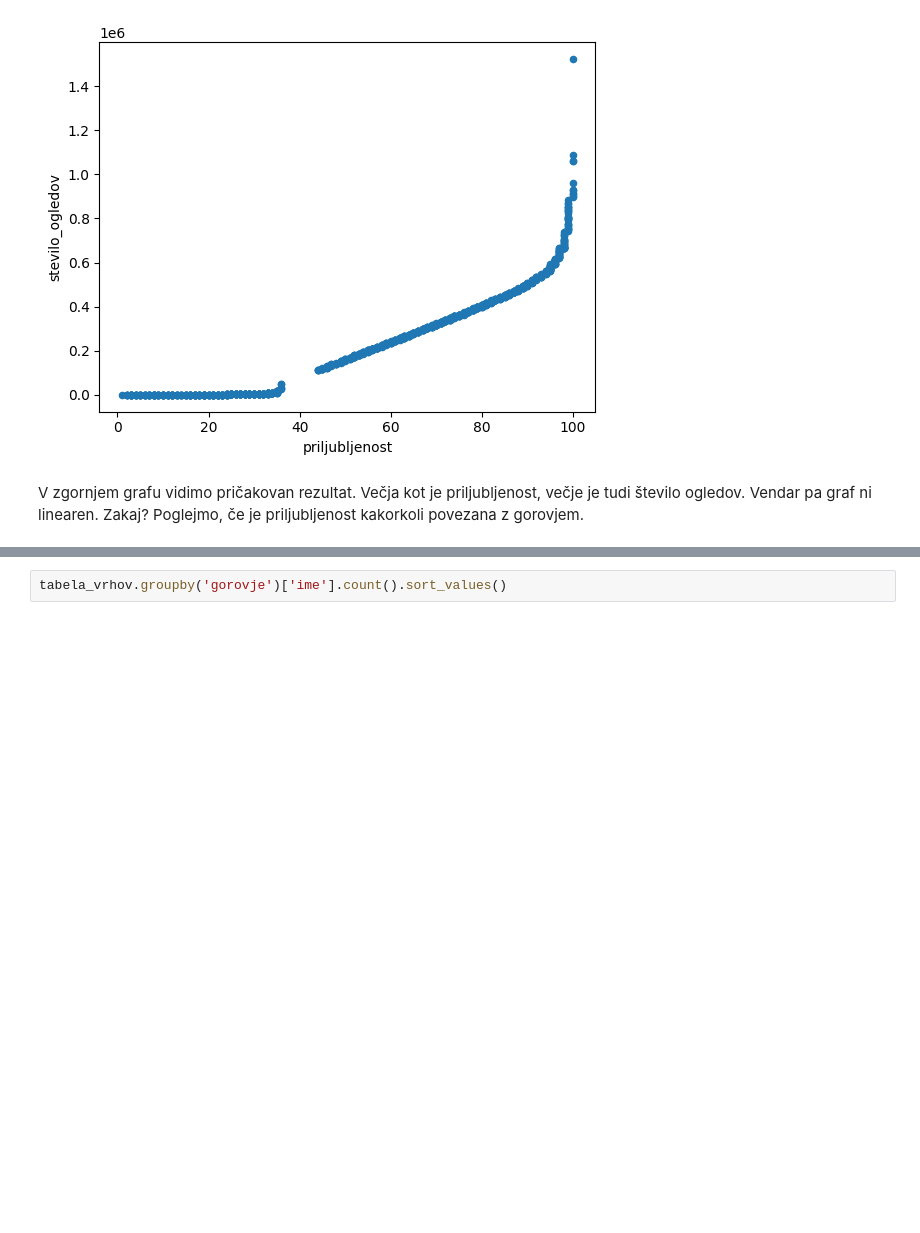
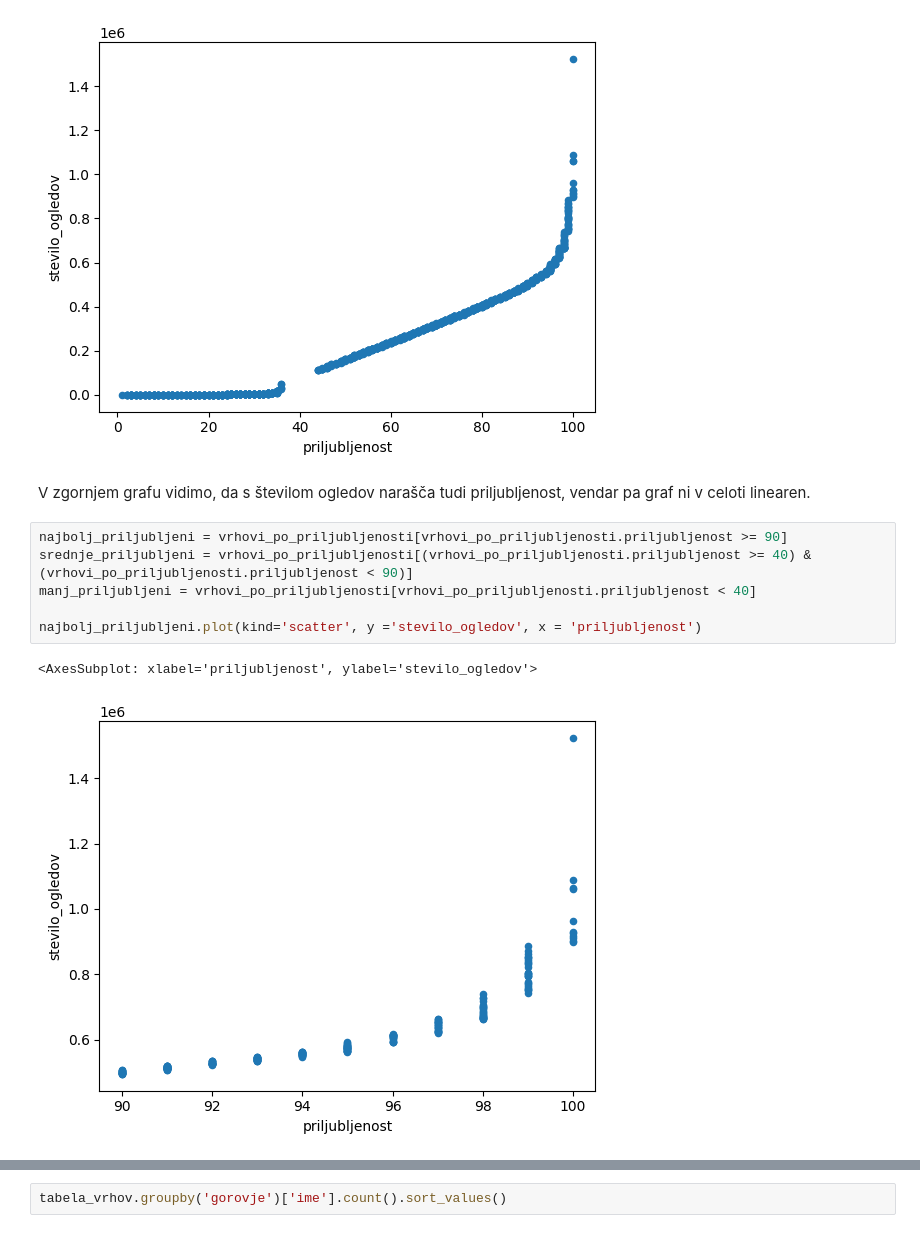
Before and after one commit to MancaMurn/Priljubljenost_slovenskih_gora, a Jupyter notebook: analiza.ipynb, the cells around one changed output, grey strips where cells are left out. Saved outputs shown, nothing was run; the diff lists cells and outputs as text; blank space fills up the shorter version.

Commit message:
razmerje med priljubljenostjo in številom ogledov

```diff
--- a/analiza.ipynb
+++ b/analiza.ipynb
@@ -128,6 +102,14 @@ vrhovi_po_priljubljenosti.plot(kind='scatter', y ='stevilo_ogledov', x = 'prilju
 # %% [output]
 <AxesSubplot: xlabel='priljubljenost', ylabel='stevilo_ogledov'>
 [figure]
-# %% [markdown]
-V zgornjem grafu vidimo pričakovan rezultat. Večja kot je priljubljenost, večje je tudi število ogledov. Vendar pa graf ni linearen. Zakaj?
-Poglejmo, če je priljubljenost kakorkoli povezana z gorovjem.
+# %% [markdown]
+V zgornjem grafu vidimo, da s številom ogledov narašča tudi priljubljenost, vendar pa graf ni v celoti linearen.
+# %%
+najbolj_priljubljeni = vrhovi_po_priljubljenosti[vrhovi_po_priljubljenosti.priljubljenost >= 90]
+srednje_priljubljeni = vrhovi_po_priljubljenosti[(vrhovi_po_priljubljenosti.priljubljenost >= 40) & (vrhovi_po_priljubljenosti.priljubljenost < 90)]
+manj_priljubljeni = vrhovi_po_priljubljenosti[vrhovi_po_priljubljenosti.priljubljenost < 40]
+
+najbolj_priljubljeni.plot(kind='scatter', y ='stevilo_ogledov', x = 'priljubljenost')
+# %% [output]
+<AxesSubplot: xlabel='priljubljenost', ylabel='stevilo_ogledov'>
+[figure, added]
```
Also changed, not shown: parts of 46 cells of this notebook.
